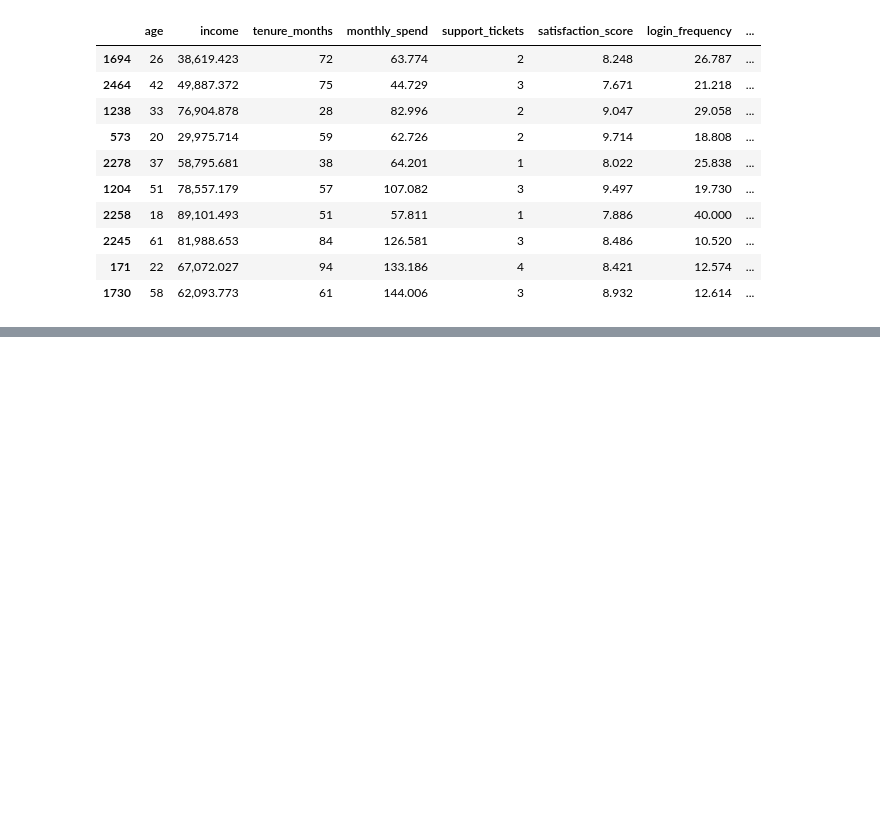
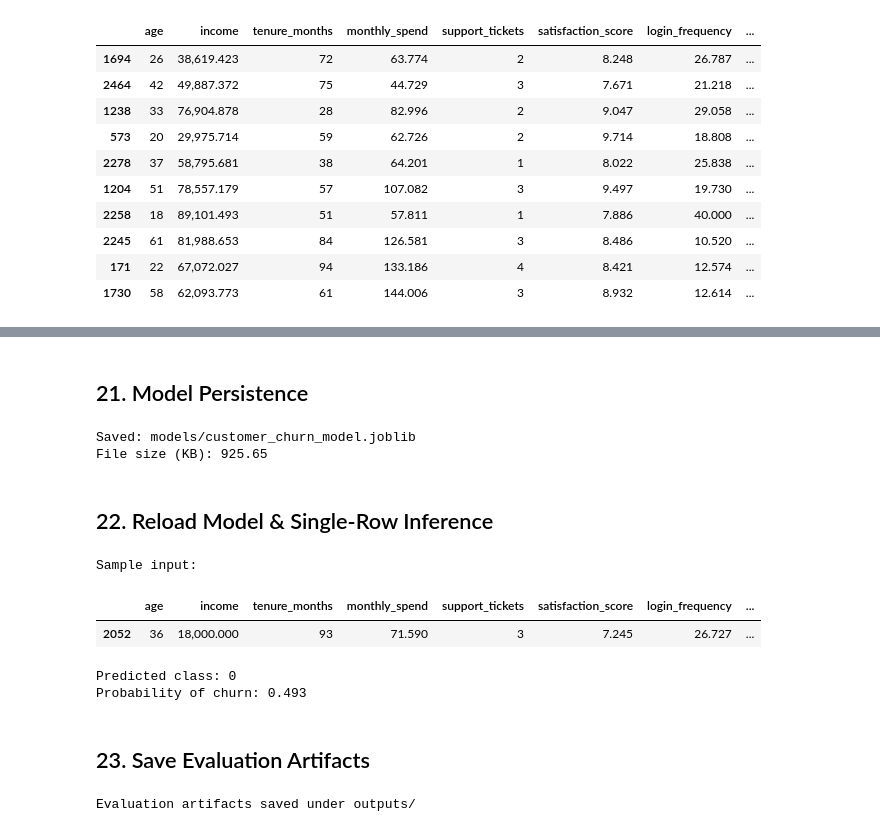
Before and after one commit to Princeg1204/AI_ML_Training, a Jupyter notebook: Jupyter_5/End_to_End_ML_Pipeline.ipynb, the cells around one changed output, grey strips where cells are left out. Drawn from its saved outputs; the diff is of its cells as text; code cells hidden in the pictures; blank space fills up the shorter version.

```diff
--- a/Jupyter_5/End_to_End_ML_Pipeline.ipynb
+++ b/Jupyter_5/End_to_End_ML_Pipeline.ipynb
@@ -1106,0 +1160,52 @@ False Negatives: 89
+# %% [markdown]
+## 21. Model Persistence
+# %%
+import joblib
+
+os.makedirs("models", exist_ok=True)
+model_path = "models/customer_churn_model.joblib"
+
+joblib.dump(final_model, model_path)
+
+print("Saved:", model_path)
+print("File size (KB):", round(os.path.getsize(model_path) / 1024, 2))
+# %% [output]
+Saved: models/customer_churn_model.joblib
+File size (KB): 925.65
+# %% [markdown]
+## 22. Reload Model & Single-Row Inference
+# %%
+loaded_model = joblib.load(model_path)
+
+# Take one real test row as an inference example
+sample = X_test.iloc[[0]].copy()
+
+sample_prediction = int(loaded_model.predict(sample)[0])
+sample_probability = float(loaded_model.predict_proba(sample)[0, 1])
+
+print("Sample input:")
+display(sample)
+
+print("Predicted class:", sample_prediction)
+print("Probability of churn:", round(sample_probability, 4))
+# %% [output]
+Sample input:
+|  | age | income | tenure_months | monthly_spend | support_tickets | satisfaction_score | login_frequency | ... |
+| 2052 | 36 | 18,000.000 | 93 | 71.590 | 3 | 7.245 | 26.727 | ... |
+Predicted class: 0
+Probability of churn: 0.493
+# %% [markdown]
+## 23. Save Evaluation Artifacts
+# %%
+os.makedirs("outputs", exist_ok=True)
+
+model_results.to_csv("outputs/model_comparison_test_set.csv", index=False)
+cv_results.to_csv("outputs/cross_validation_results.csv", index=False)
+importance_df.to_csv("outputs/feature_importance.csv", index=False)
+perm_df.to_csv("outputs/permutation_importance.csv", index=False)
+threshold_df.to_csv("outputs/threshold_analysis.csv", index=False)
+final_metrics.to_csv("outputs/final_metrics.csv", header=["score"])
+
+print("Evaluation artifacts saved under outputs/")
+# %% [output]
+Evaluation artifacts saved under outputs/
```
Also changed, not shown: parts of 3 cells of this notebook.
